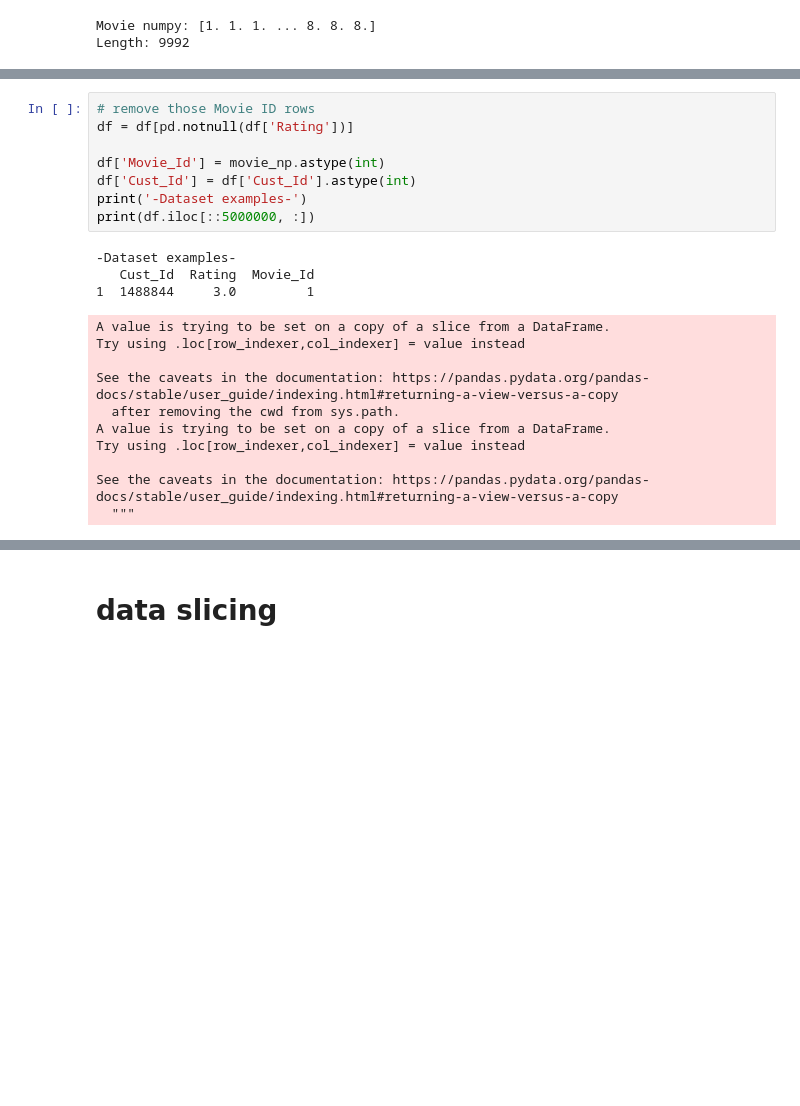
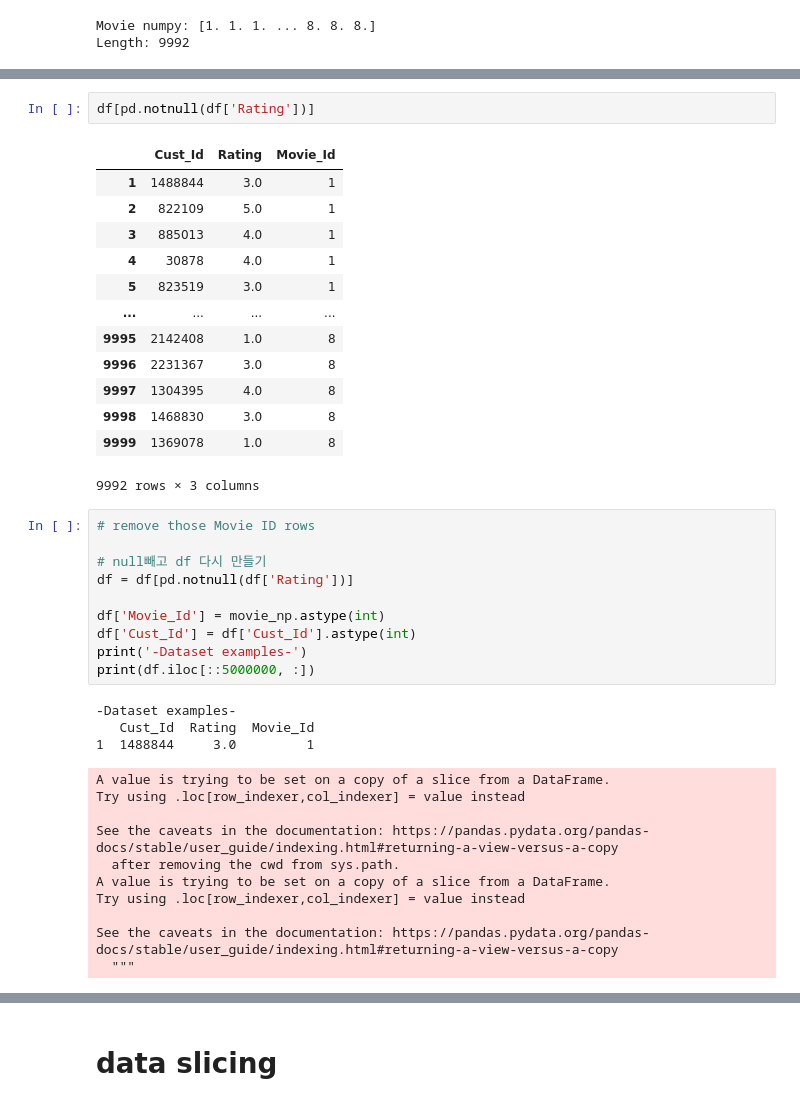
Before and after one commit to heohyunjun/Recommendation-System, a Jupyter notebook: Netflix/Netflix_rec.ipynb, the cells around one changed output, grey strips where cells are left out. Drawn from its saved outputs; the diff is of its cells as text; blank space fills up the shorter version.

```diff
--- a/Netflix/Netflix_rec.ipynb
+++ b/Netflix/Netflix_rec.ipynb
@@ -254,5 +329,23 @@ Length: 9992
+# %%
+df[pd.notnull(df['Rating'])]
+# %% [output]
+|  | Cust_Id | Rating | Movie_Id |
+| 1 | 1488844 | 3.0 | 1 |
+| 2 | 822109 | 5.0 | 1 |
+| 3 | 885013 | 4.0 | 1 |
+| 4 | 30878 | 4.0 | 1 |
+| 5 | 823519 | 3.0 | 1 |
+| ... | ... | ... | ... |
+| 9995 | 2142408 | 1.0 | 8 |
+| 9996 | 2231367 | 3.0 | 8 |
+| 9997 | 1304395 | 4.0 | 8 |
+| 9998 | 1468830 | 3.0 | 8 |
+| 9999 | 1369078 | 1.0 | 8 |
+9992 rows × 3 columns
 # %%
 # remove those Movie ID rows
+
+# null빼고 df 다시 만들기
 df = df[pd.notnull(df['Rating'])]
 
 df['Movie_Id'] = movie_np.astype(int)
```
Also changed, not shown: parts of 10 cells of this notebook.
